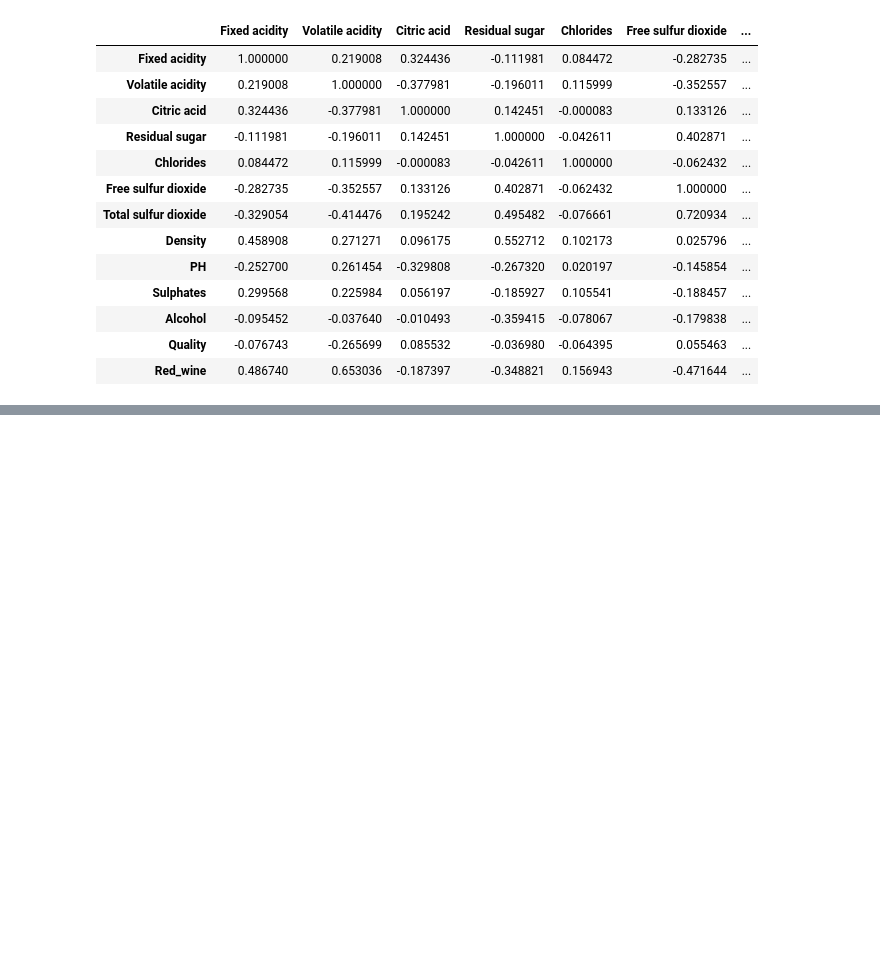
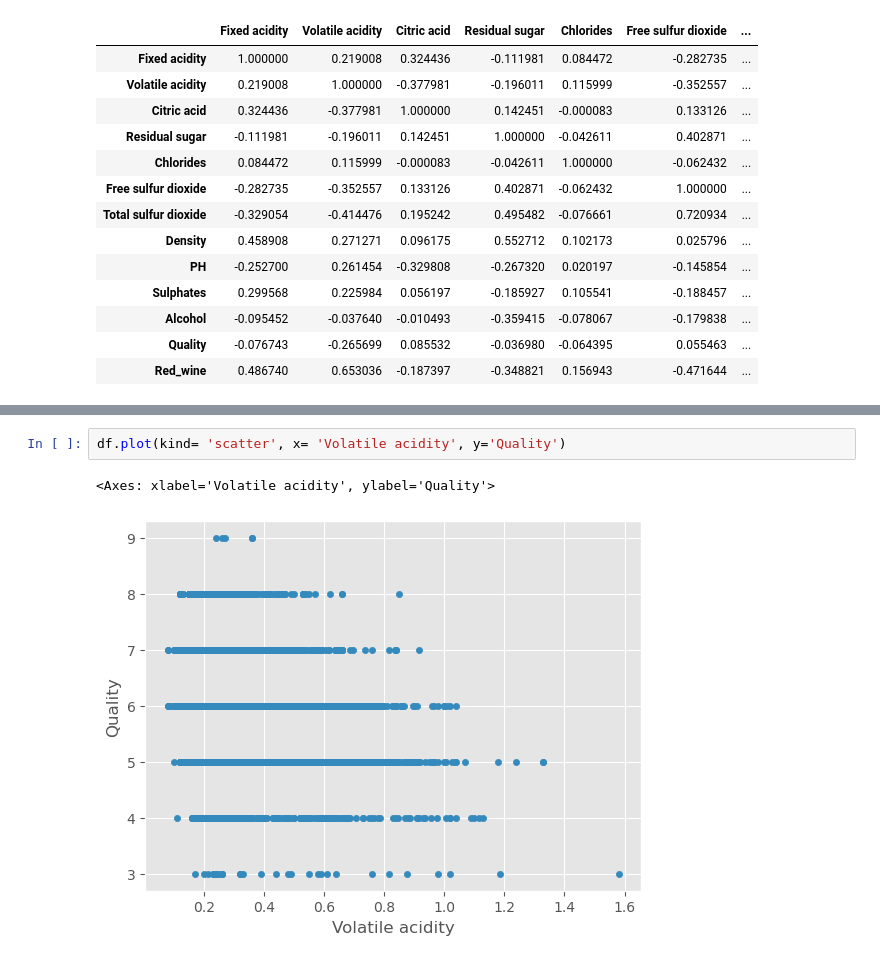
Before and after one commit to Aya03030/iod, a Jupyter notebook: Mini project- wine quality.ipynb, the cells around one changed output, grey strips where cells are left out. Saved outputs shown, nothing was run; the diff lists cells and outputs as text; blank space fills up the shorter version.

```diff
--- a/Mini project- wine quality.ipynb
+++ b/Mini project- wine quality.ipynb
@@ -174,0 +168,5 @@ df.plot(kind= 'scatter', x= 'Alcohol', y='Quality')
+# %%
+df.plot(kind= 'scatter', x= 'Volatile acidity', y='Quality')
+# %% [output]
+<Axes: xlabel='Volatile acidity', ylabel='Quality'>
+[figure, added]
```
Also changed, not shown: parts of 12 cells of this notebook.
